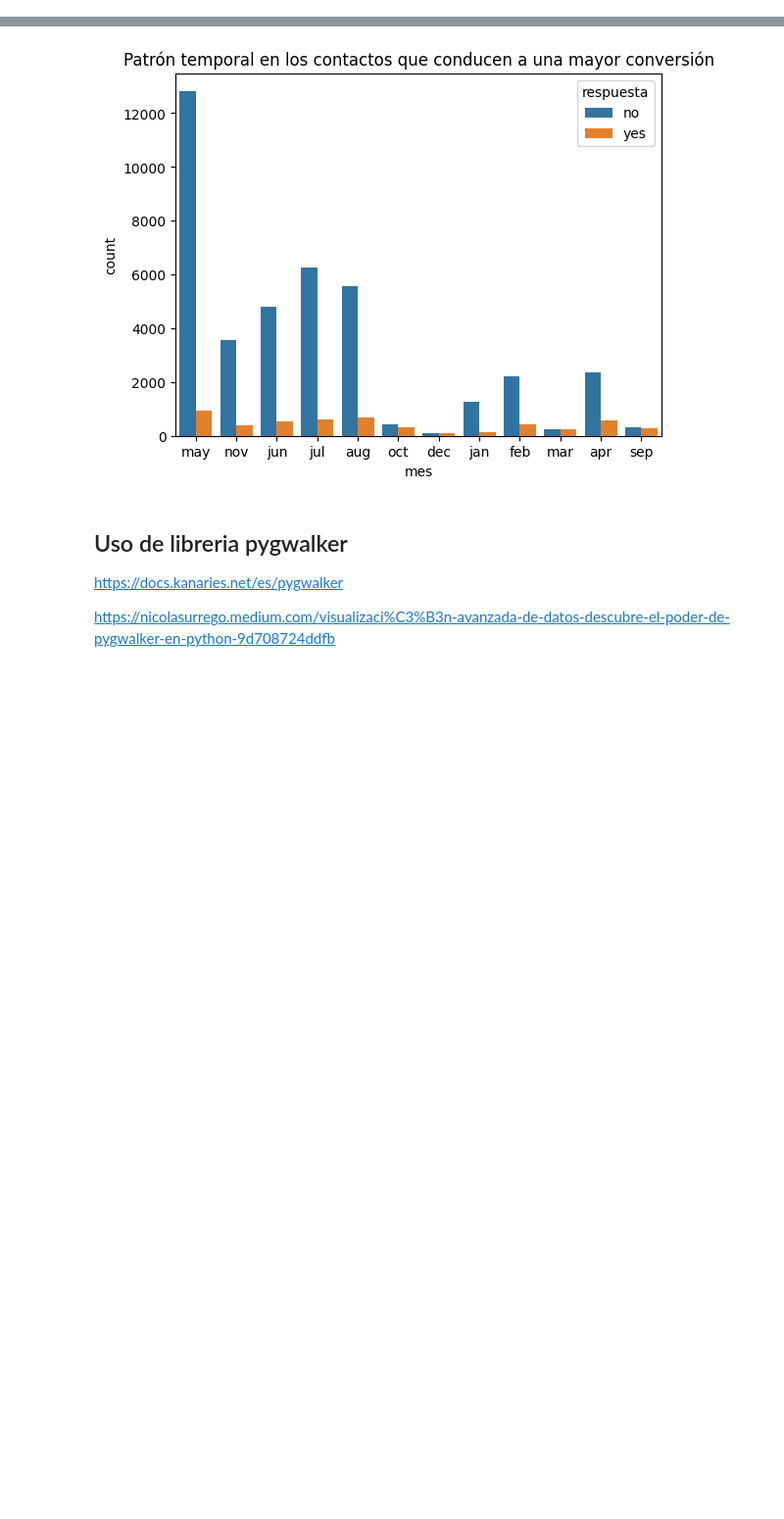
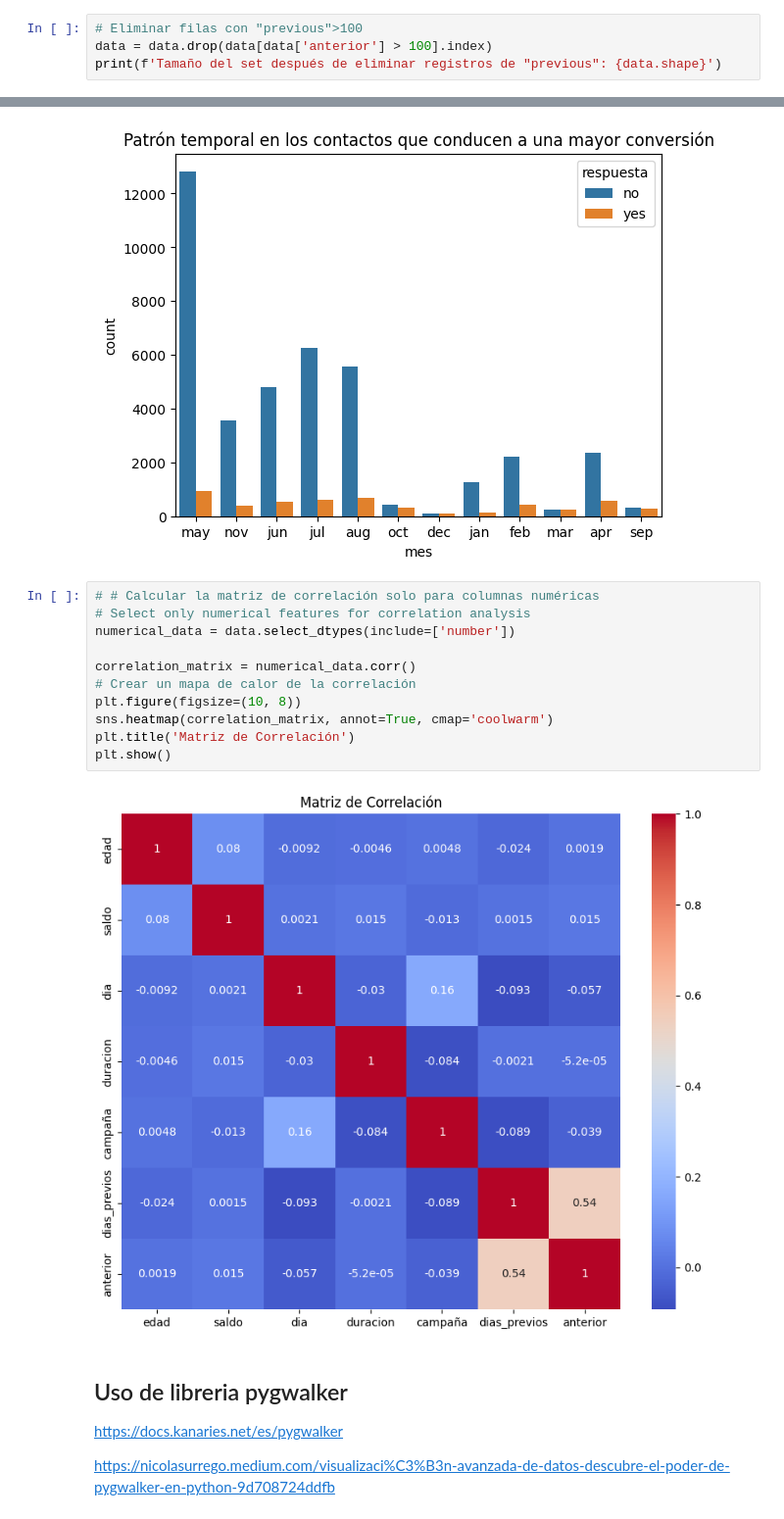
Before and after one commit to Cristian-Rojas2/TalentoTech, a Jupyter notebook: Cristian_Rojas_Copy_of_Laboratorio1_TalentoTech.ipynb, the cells around one changed output, grey strips where cells are left out. Shown at 98% size. Drawn from its saved outputs; the diff is of its cells as text; blank space fills up the shorter version.

```diff
--- a/Cristian_Rojas_Copy_of_Laboratorio1_TalentoTech.ipynb
+++ b/Cristian_Rojas_Copy_of_Laboratorio1_TalentoTech.ipynb
@@ -510,0 +529,4 @@ Tamaño del set después de eliminar registros de duración: (45193, 17)
+# %%
+# Eliminar filas con "previous">100
+data = data.drop(data[data['anterior'] > 100].index)
+print(f'Tamaño del set después de eliminar registros de "previous": {data.shape}')
@@ -636,6 +666,19 @@ plt.title('Patrón temporal en los contactos que conducen a una mayor conversió
 plt.show()
 # %% [output]
 [figure]
+# %%
+# # Calcular la matriz de correlación solo para columnas numéricas
+# Select only numerical features for correlation analysis
+numerical_data = data.select_dtypes(include=['number'])
+
+correlation_matrix = numerical_data.corr()
+# Crear un mapa de calor de la correlación
+plt.figure(figsize=(10, 8))
+sns.heatmap(correlation_matrix, annot=True, cmap='coolwarm')
+plt.title('Matriz de Correlación')
+plt.show()
+# %% [output]
+[figure, added]
 # %% [markdown]
 
 ## Uso de libreria pygwalker
```
Also changed, not shown: parts of 9 cells of this notebook.
